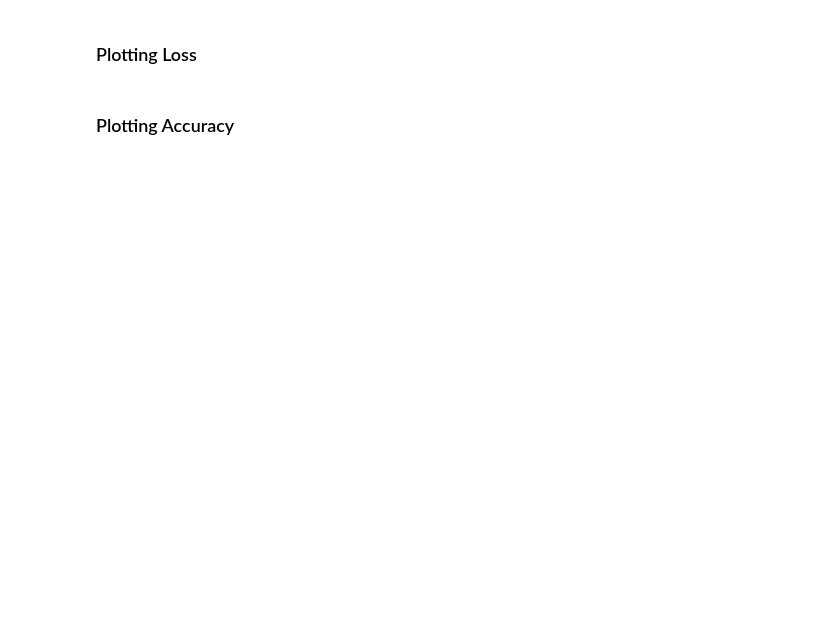
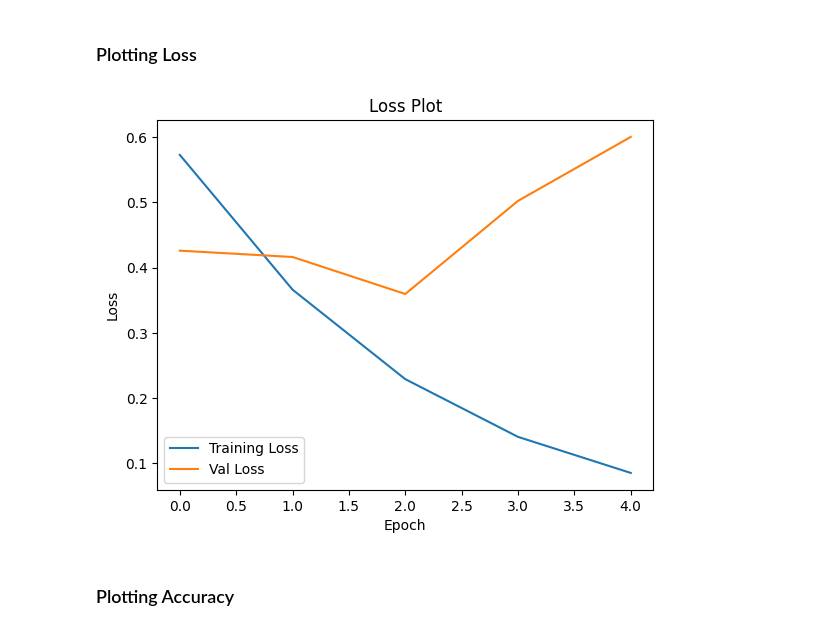
Before and after one commit to aal2015/layer-grafting-publication, a Jupyter notebook: glue_fine_tune/bert mrpc.ipynb, the cells around one changed output. Drawn from its saved outputs; the diff is of its cells as text; code cells hidden in the pictures; blank space fills up the shorter version.

Commit message:
Updated files for training, updated training for mrpc. started started for qnli

```diff
--- a/glue_fine_tune/bert mrpc.ipynb
+++ b/glue_fine_tune/bert mrpc.ipynb
@@ -139,3 +224,6 @@ print(num_training_steps)
+# %%
+patience=3
+save_path=f'./weights/bert-{task_name}.pt'
 # %% [markdown]
 # 6. Training
 # %%
@@ -240,2 +303,6 @@ plotLoss(train_losses, val_losses, title="Loss Plot")
+# %%
+plotLoss(train_stats['train_losses'], train_stats['val_losses'], title="Loss Plot")
+# %% [output]
+[figure, added]
 # %% [markdown]
 ### Plotting Accuracy
```
Also changed, not shown: parts of 27 cells of this notebook, 3 other files.
